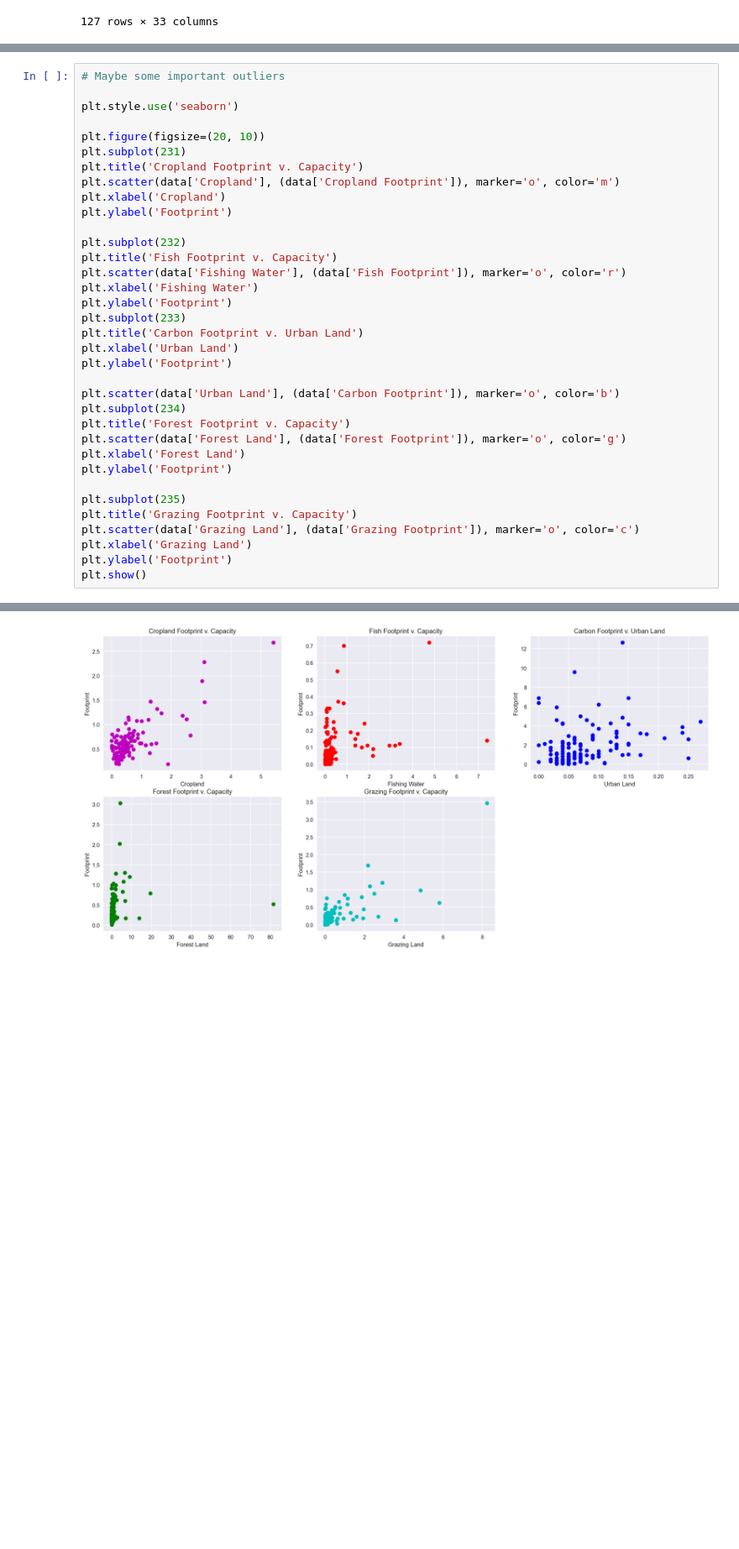
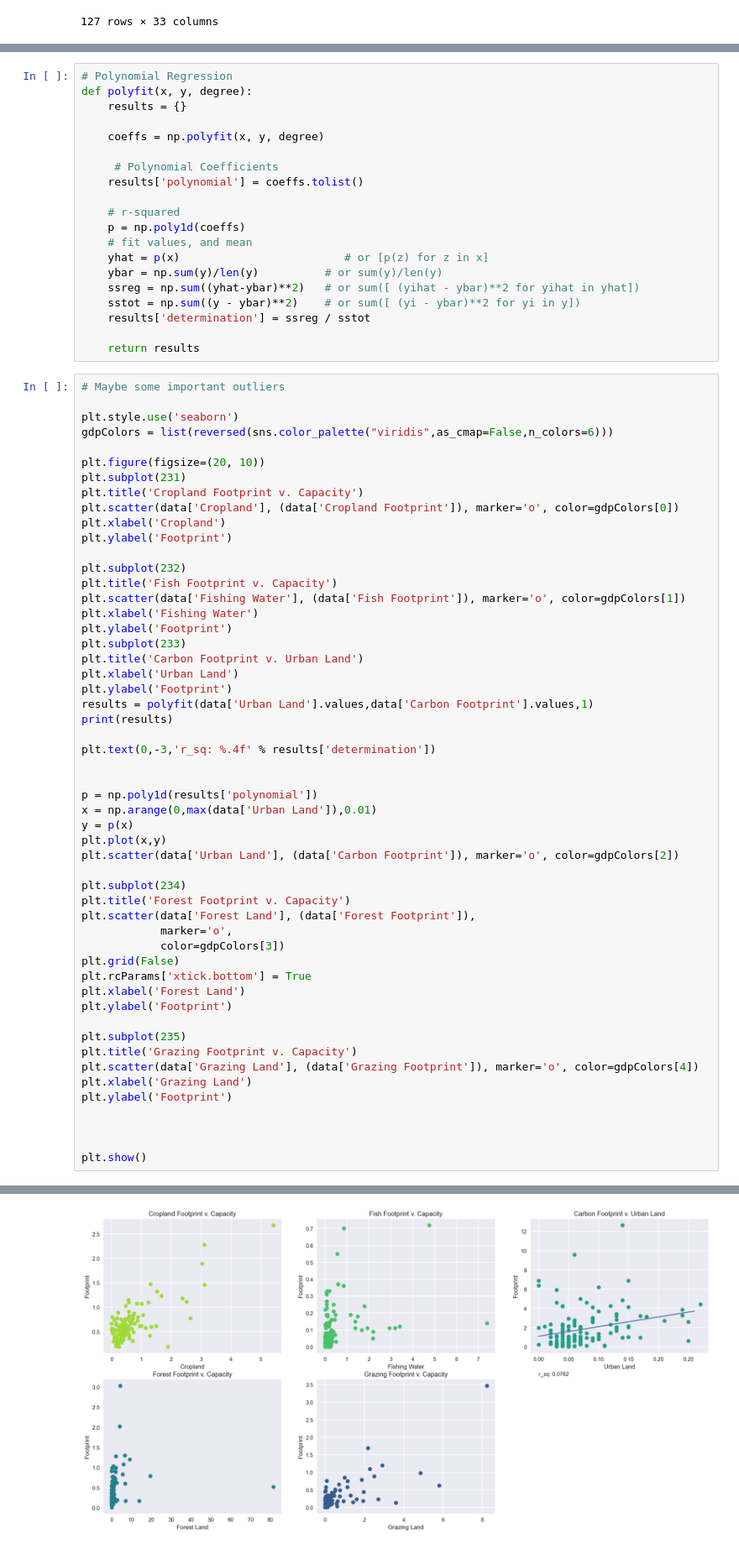
Before and after one commit to roumenguha/ECE143-Final-Project, a Jupyter notebook: Visualization_Mia.ipynb, the cells around one changed output, grey strips where cells are left out. Shown at 84% size. Cells and saved outputs as stored; diff of their text form; blank space fills up the shorter version.

```diff
--- a/Visualization_Mia.ipynb
+++ b/Visualization_Mia.ipynb
@@ -42,39 +42,77 @@ Index(['Country', 'Region_x', 'Population (millions)', 'HDI', 'GDP per Capita',
        'Health (Life Expectancy)', 'Freedom', 'Trust (Government Corruption)',
        'Generosity', 'Dystopia Residual'],
       dtype='object')
+# %%
+# Polynomial Regression
+def polyfit(x, y, degree):
+    results = {}
+
+    coeffs = np.polyfit(x, y, degree)
+
+     # Polynomial Coefficients
+    results['polynomial'] = coeffs.tolist()
+
+    # r-squared
+    p = np.poly1d(coeffs)
+    # fit values, and mean
+    yhat = p(x)                         # or [p(z) for z in x]
+    ybar = np.sum(y)/len(y)          # or sum(y)/len(y)
+    ssreg = np.sum((yhat-ybar)**2)   # or sum([ (yihat - ybar)**2 for yihat in yhat])
+    sstot = np.sum((y - ybar)**2)    # or sum([ (yi - ybar)**2 for yi in y])
+    results['determination'] = ssreg / sstot
+
+    return results
 # %%
 # Maybe some important outliers
 
 plt.style.use('seaborn')
+gdpColors = list(reversed(sns.color_palette("viridis",as_cmap=False,n_colors=6)))
 
 plt.figure(figsize=(20, 10))
 plt.subplot(231)
 plt.title('Cropland Footprint v. Capacity')
-plt.scatter(data['Cropland'], (data['Cropland Footprint']), marker='o', color='m')
+plt.scatter(data['Cropland'], (data['Cropland Footprint']), marker='o', color=gdpColors[0])
 plt.xlabel('Cropland')
 plt.ylabel('Footprint')
 
 plt.subplot(232)
 plt.title('Fish Footprint v. Capacity')
-plt.scatter(data['Fishing Water'], (data['Fish Footprint']), marker='o', color='r')
+plt.scatter(data['Fishing Water'], (data['Fish Footprint']), marker='o', color=gdpColors[1])
 plt.xlabel('Fishing Water')
 plt.ylabel('Footprint')
 plt.subplot(233)
 plt.title('Carbon Footprint v. Urban Land')
 plt.xlabel('Urban Land')
 plt.ylabel('Footprint')
+results = polyfit(data['Urban Land'].values,data['Carbon Footprint'].values,1)
+print(results)
 
-plt.scatter(data['Urban Land'], (data['Carbon Footprint']), marker='o', color='b')
+plt.text(0,-3,'r_sq: %.4f' % results['determination'])
+
+
+p = np.poly1d(results['polynomial'])
+x = np.arange(0,max(data['Urban Land']),0.01)
+y = p(x)
+plt.plot(x,y)
+plt.scatter(data['Urban Land'], (data['Carbon Footprint']), marker='o', color=gdpColors[2])
+
 plt.subplot(234)
 plt.title('Forest Footprint v. Capacity')
-plt.scatter(data['Forest Land'], (data['Forest Footprint']), marker='o', color='g')
+plt.scatter(data['Forest Land'], (data['Forest Footprint']),
+            marker='o',
+            color=gdpColors[3])
+plt.grid(False)
+plt.rcParams['xtick.bottom'] = True
 plt.xlabel('Forest Land')
 plt.ylabel('Footprint')
 
 plt.subplot(235)
 plt.title('Grazing Footprint v. Capacity')
-plt.scatter(data['Grazing Land'], (data['Grazing Footprint']), marker='o', color='c')
+plt.scatter(data['Grazing Land'], (data['Grazing Footprint']), marker='o', color=gdpColors[4])
 plt.xlabel('Grazing Land')
 plt.ylabel('Footprint')
+
+
+
 plt.show()
 # %% [output]
@@ -81 +120 @@ plt.show()
-[figure, old version]
+[figure, new version]
```
Also changed, not shown: parts of 5 cells of this notebook, 1 other file.
